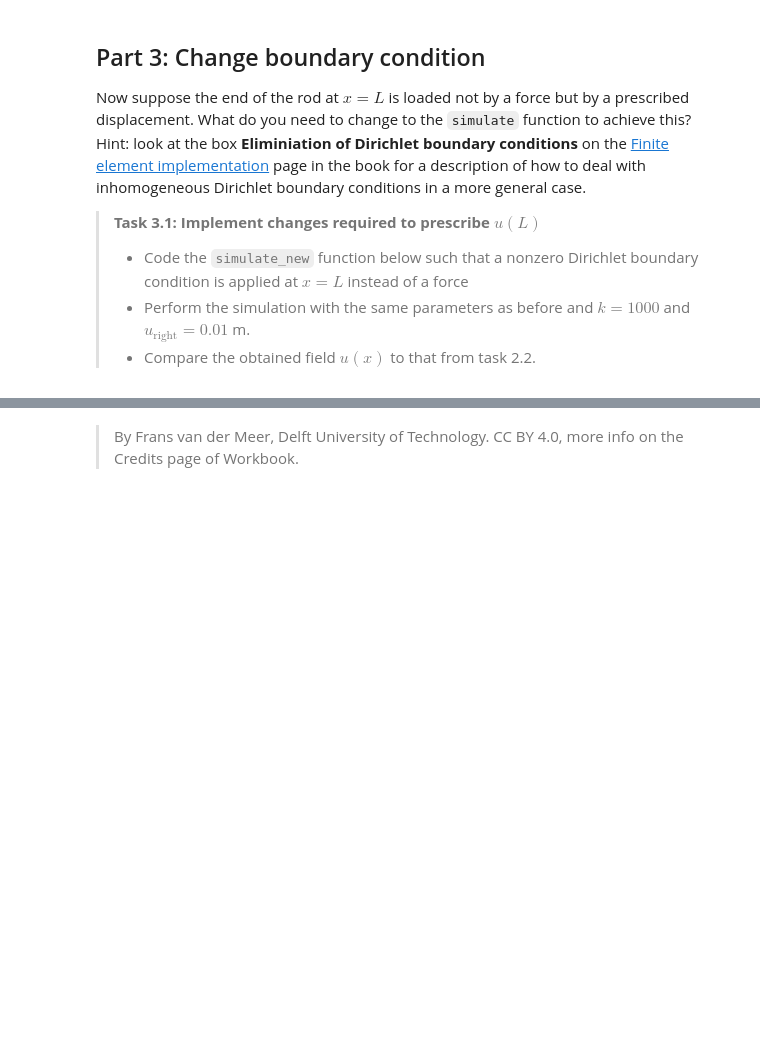
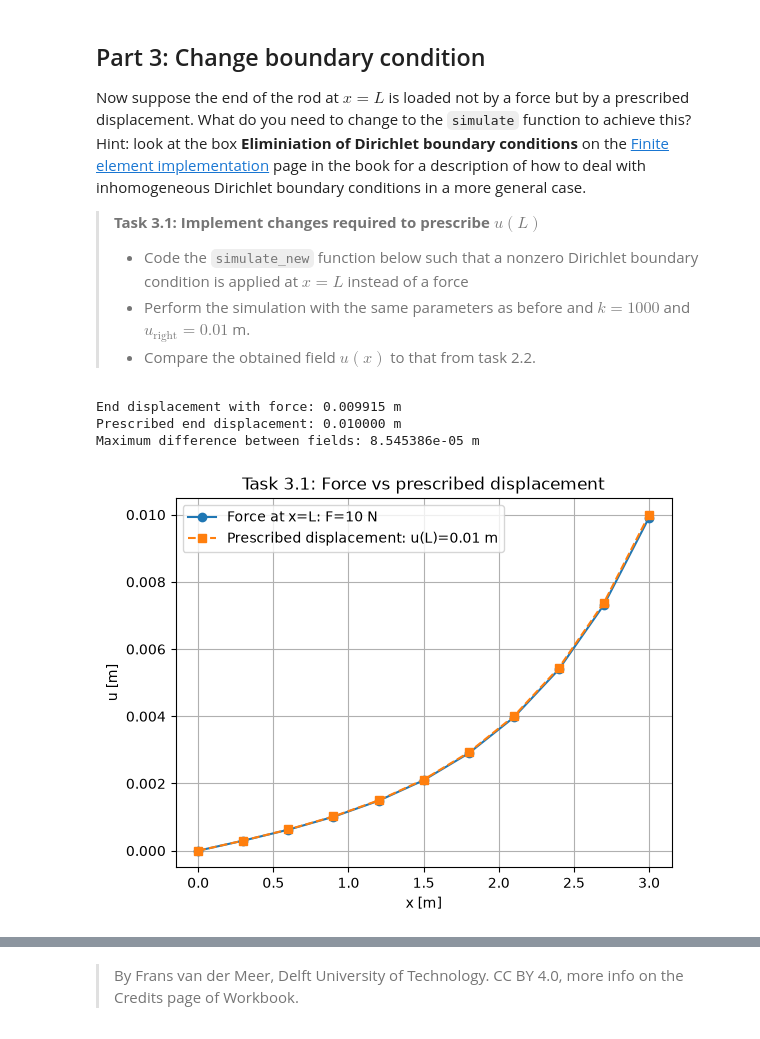
Before and after one commit to jjongejeugd/WS2.2, a Jupyter notebook: all_files_WS_2_2/WS_2_2.ipynb, the cells around one changed output, grey strips where cells are left out. Cells and saved outputs as stored; diff of their text form; code cells hidden in the pictures; blank space fills up the shorter version.

```diff
--- a/all_files_WS_2_2/WS_2_2.ipynb
+++ b/all_files_WS_2_2/WS_2_2.ipynb
@@ -91,15 +185,60 @@ Now suppose the end of the rod at $x=L$ is loaded not by a force but by a prescr
 # %%
 def simulate_new(n_element,
                  length=3,
                  EA=1e3,
                  k=1000,
                  u_right=0.01,
-                 q_load=0
-    ):
-### YOUR CODE HERE ###
+                 q_load=0):
+    dx = length / n_element
+    n_node = n_element + 1
+    x = np.linspace(0, length, n_node)
 
+    K_global = np.zeros((n_node, n_node))
+    f_global = np.zeros(n_node)
 
-x,u = simulate_new(10, q_load=0, u_right=0.01)
-plt.plot(x,u)
+    for element in range(n_element):
+        nodes = [element, element + 1]
+        K_local = get_element_matrix(EA, k, dx)
+        f_local = get_element_force(q_load, dx)
+        K_global[np.ix_(nodes, nodes)] += K_local
+        f_global[nodes] += f_local
+
+    fixed = np.array([0, n_node - 1])
+    free = np.arange(1, n_node - 1)
+    u = np.zeros(n_node)
+    u[-1] = u_right
+
+    if free.size:
+        rhs = f_global[free] - K_global[np.ix_(free, fixed)] @ u[fixed]
+        u[free] = np.linalg.solve(K_global[np.ix_(free, free)], rhs)
+
+    return x, u
+
+n_element = 10
+parameters = dict(length=3, EA=1e3, k=1e3, q_load=0)
+
+# Compare the force boundary condition from Task 2.2 with prescribed u(L).
+x_force, u_force = simulate(n_element, F_right=10, **parameters)
+x_displacement, u_displacement = simulate_new(
+    n_element, u_right=0.01, **parameters
+)
+
+plt.figure()
+plt.plot(x_force, u_force, 'o-', label='Force at x=L: F=10 N')
+plt.plot(x_displacement, u_displacement, 's--',
+         label='Prescribed displacement: u(L)=0.01 m')
 plt.xlabel('x [m]')
 plt.ylabel('u [m]')
+plt.title('Task 3.1: Force vs prescribed displacement')
+plt.legend()
+plt.grid(True)
+
+print(f'End displacement with force: {u_force[-1]:.6f} m')
+print(f'Prescribed end displacement: {u_displacement[-1]:.6f} m')
+print(f'Maximum difference between fields: '
+      f'{np.max(np.abs(u_force - u_displacement)):.6e} m')
+# %% [output]
+End displacement with force: 0.009915 m
+Prescribed end displacement: 0.010000 m
+Maximum difference between fields: 8.545386e-05 m
+[figure, added]
```
Also changed, not shown: parts of 6 cells of this notebook.
